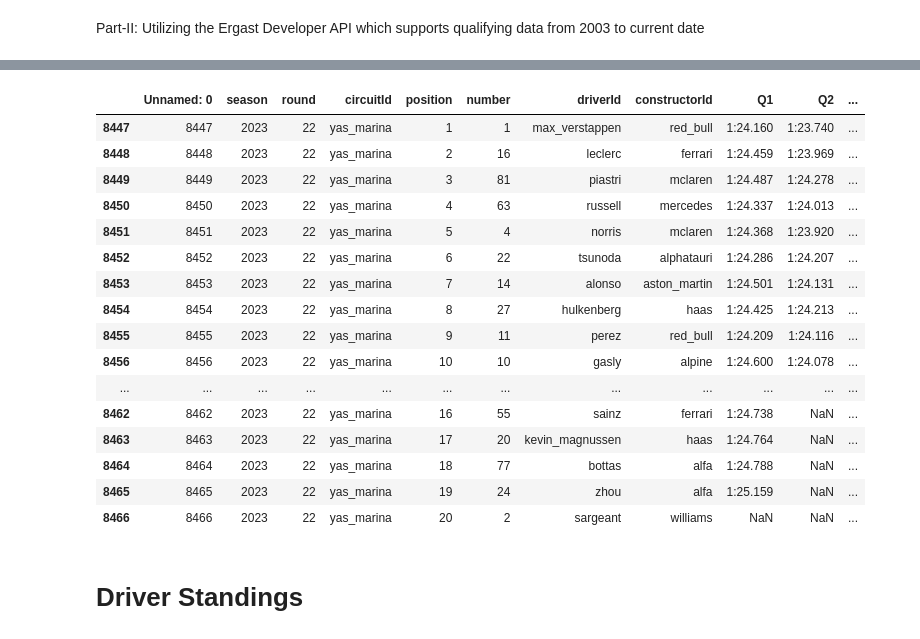
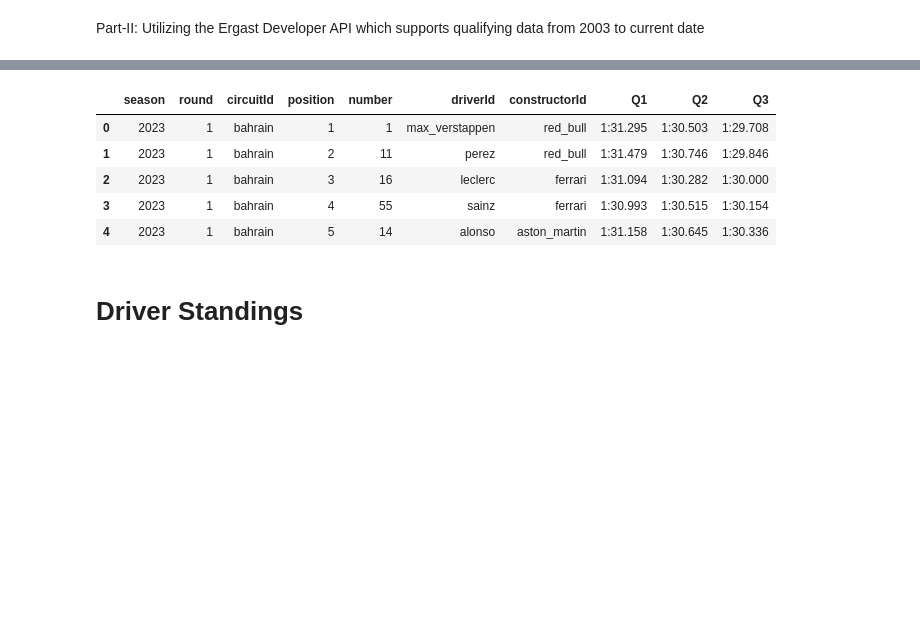
Before and after one commit to parthu007/Formula_One, a Jupyter notebook: Data Collection/Data Collection.ipynb, the cells around one changed output, grey strips where cells are left out. Saved outputs shown, nothing was run; the diff lists cells and outputs as text; code cells hidden in the pictures; blank space fills up the shorter version.

```diff
--- a/Data Collection/Data Collection.ipynb
+++ b/Data Collection/Data Collection.ipynb
@@ -10,2 +11,8 @@ import time
 # %% [markdown]
 # Race Schedule
+# %%
+current_schedule_df = pd.read_csv('raceSchedule.csv', index_col=0)
+last_season_collected = current_schedule_df['season'][:-1].iloc[-1]
+print(last_season_collected)
+currentYear = datetime.datetime.now().year
+print(currentYear)
@@ -117,2 +114,9 @@ rounds_df = schedule_df.groupby('season')['round'].apply(list).reset_index(name=
 # %% [markdown]
 # Race Results
+# %%
+race_df = pd.read_csv('raceResults.csv', index_col=0)
+last_season_collected = race_df['season'][:-1].iloc[-1]
+last_round_collected = race_df['round'][:-1].iloc[-1]
+print(last_season_collected, last_round_collected)
+rounds_df = current_schedule_df[current_schedule_df['season']>=last_season_collected].groupby('season')['round'].apply(list).reset_index(name="rounds")
+print(rounds_df)
@@ -334,23 +384,12 @@ quali_results_df.to_csv('qualifying_results_II.csv')
 # %%
-pd.read_csv('qualifying_results_II.csv').tail(20)
+quali_results_df.head()
 # %% [output]
-|  | Unnamed: 0 | season | round | circuitId | position | number | driverId | constructorId | Q1 | Q2 | ... |
-| 8447 | 8447 | 2023 | 22 | yas_marina | 1 | 1 | max_verstappen | red_bull | 1:24.160 | 1:23.740 | ... |
-| 8448 | 8448 | 2023 | 22 | yas_marina | 2 | 16 | leclerc | ferrari | 1:24.459 | 1:23.969 | ... |
-| 8449 | 8449 | 2023 | 22 | yas_marina | 3 | 81 | piastri | mclaren | 1:24.487 | 1:24.278 | ... |
-| 8450 | 8450 | 2023 | 22 | yas_marina | 4 | 63 | russell | mercedes | 1:24.337 | 1:24.013 | ... |
-| 8451 | 8451 | 2023 | 22 | yas_marina | 5 | 4 | norris | mclaren | 1:24.368 | 1:23.920 | ... |
-| 8452 | 8452 | 2023 | 22 | yas_marina | 6 | 22 | tsunoda | alphatauri | 1:24.286 | 1:24.207 | ... |
-| 8453 | 8453 | 2023 | 22 | yas_marina | 7 | 14 | alonso | aston_martin | 1:24.501 | 1:24.131 | ... |
-| 8454 | 8454 | 2023 | 22 | yas_marina | 8 | 27 | hulkenberg | haas | 1:24.425 | 1:24.213 | ... |
-| 8455 | 8455 | 2023 | 22 | yas_marina | 9 | 11 | perez | red_bull | 1:24.209 | 1:24.116 | ... |
-| 8456 | 8456 | 2023 | 22 | yas_marina | 10 | 10 | gasly | alpine | 1:24.600 | 1:24.078 | ... |
-| ... | ... | ... | ... | ... | ... | ... | ... | ... | ... | ... | ... |
-| 8462 | 8462 | 2023 | 22 | yas_marina | 16 | 55 | sainz | ferrari | 1:24.738 | NaN | ... |
-| 8463 | 8463 | 2023 | 22 | yas_marina | 17 | 20 | kevin_magnussen | haas | 1:24.764 | NaN | ... |
-| 8464 | 8464 | 2023 | 22 | yas_marina | 18 | 77 | bottas | alfa | 1:24.788 | NaN | ... |
-| 8465 | 8465 | 2023 | 22 | yas_marina | 19 | 24 | zhou | alfa | 1:25.159 | NaN | ... |
-| 8466 | 8466 | 2023 | 22 | yas_marina | 20 | 2 | sargeant | williams | NaN | NaN | ... |
+|  | season | round | circuitId | position | number | driverId | constructorId | Q1 | Q2 | Q3 |
+| 0 | 2023 | 1 | bahrain | 1 | 1 | max_verstappen | red_bull | 1:31.295 | 1:30.503 | 1:29.708 |
+| 1 | 2023 | 1 | bahrain | 2 | 11 | perez | red_bull | 1:31.479 | 1:30.746 | 1:29.846 |
+| 2 | 2023 | 1 | bahrain | 3 | 16 | leclerc | ferrari | 1:31.094 | 1:30.282 | 1:30.000 |
+| 3 | 2023 | 1 | bahrain | 4 | 55 | sainz | ferrari | 1:30.993 | 1:30.515 | 1:30.154 |
+| 4 | 2023 | 1 | bahrain | 5 | 14 | alonso | aston_martin | 1:31.158 | 1:30.645 | 1:30.336 |
 # %% [markdown]
 # Driver Standings
 # %%
```
Also changed, not shown: parts of 13 cells of this notebook, 1 other file.
